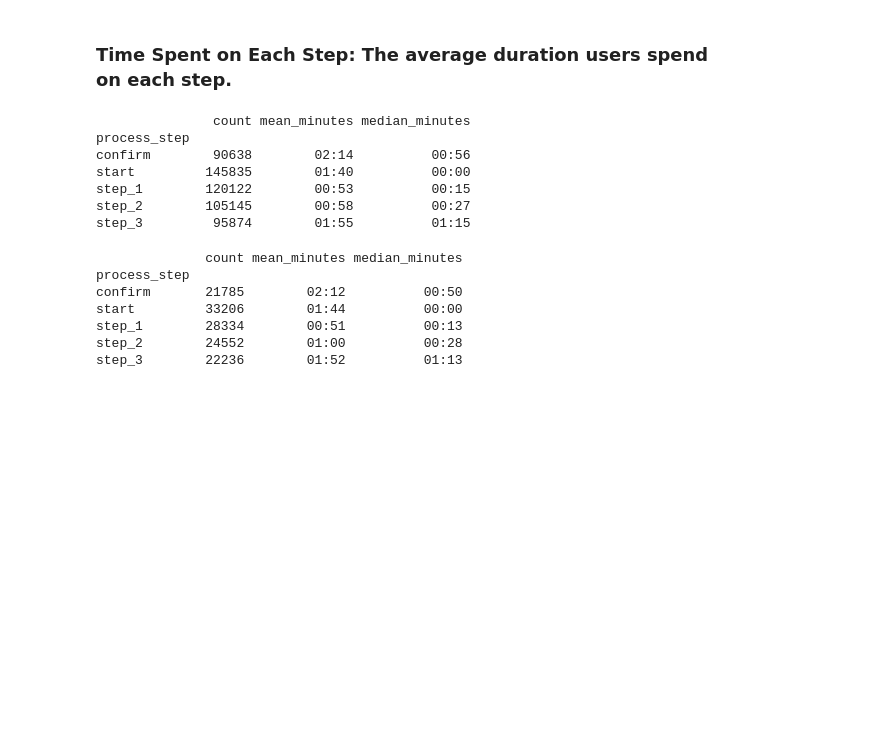
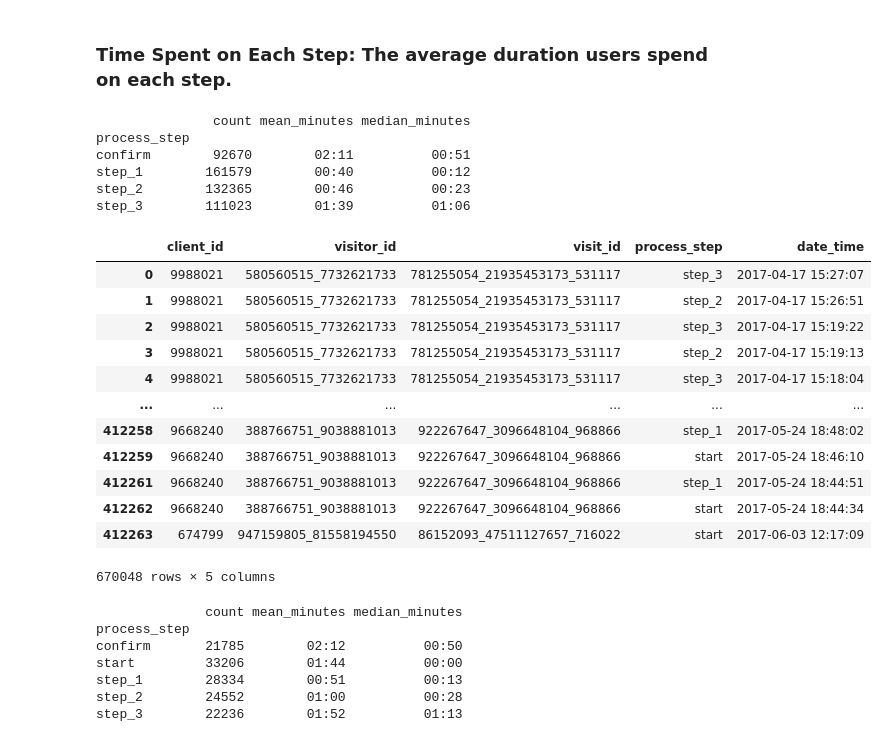
Before and after one commit to Marc-Bouche/vanguard-cx-team, a Jupyter notebook: Code_Marc.ipynb, the cells around one changed output. Saved outputs shown, nothing was run; the diff lists cells and outputs as text; code cells hidden in the pictures; blank space fills up the shorter version.

```diff
--- a/Code_Marc.ipynb
+++ b/Code_Marc.ipynb
@@ -612,41 +618,64 @@ combined_df["confirmation_per_visit"].mean()
 # %%
 ## Testing completion time for whole group
 
 # 1. Convert date_time to datetime
 df_web_data_merged['date_time'] = pd.to_datetime(df_web_data_merged['date_time'])
 
 # 2. Sort the data by visit_id and date_time
 df_sorted = df_web_data_merged.sort_values(['visit_id', 'date_time'])
 
 # 3. Calculate time difference between steps for each visit
 df_sorted['duration'] = df_sorted.groupby('visit_id')['date_time'].diff()
-df_sorted = df_sorted.groupby(["client_id", "visitor_id", 'visit_id', "process_step"])["duration"].sum().reset_index()
+
+# Exclude the 'start' step before calculating average duration for each step
+df_filtered = df_sorted[df_sorted['process_step'] != 'start']
 
 # 4. Calculate average duration for each step
-step_durations = df_sorted.groupby('process_step')['duration'].agg([
-    'count',
-    'mean',
-    'median',
-    'std'
+step_durations = df_filtered.groupby('process_step')['duration'].agg([
+    'count', 'mean', 'median', 'std'
 ]).fillna(pd.Timedelta(0))
+
 
 # 5. Convert timedelta to minutes for better readability
 step_durations['mean_minutes'] = step_durations['mean'].dt.total_seconds() / 60
 step_durations['mean_minutes'] = step_durations['mean_minutes'].apply(lambda x:'{0:02.0f}:{1:02.0f}'.format(*divmod(x * 60, 60)))
 
 step_durations['median_minutes'] = step_durations['median'].dt.total_seconds() / 60
 step_durations['median_minutes'] = step_durations['median_minutes'].apply(lambda x:'{0:02.0f}:{1:02.0f}'.format(*divmod(x * 60, 60)))
 
 # Display results
 print(step_durations[['count', 'mean_minutes', 'median_minutes']])
+
+df_web_data_merged
+
+# Remove consecutive duplicate 'process_step' entries where both 'process_step' and 'visit_id' are the same
+df_web_data_cleaned = df_web_data_merged[
+    (df_web_data_merged['process_step'].shift() != df_web_data_merged['process_step']) |
+    (df_web_data_merged['visit_id'].shift() != df_web_data_merged['visit_id'])
+]
+
+# Display the cleaned dataframe
+df_web_data_cleaned
 # %% [output]
                count mean_minutes median_minutes
 process_step
-confirm        90638        02:14          00:56
-start         145835        01:40          00:00
-step_1        120122        00:53          00:15
-step_2        105145        00:58          00:27
-step_3         95874        01:55          01:15
+confirm        92670        02:11          00:51
+step_1        161579        00:40          00:12
+step_2        132365        00:46          00:23
+step_3        111023        01:39          01:06
+|  | client_id | visitor_id | visit_id | process_step | date_time |
+| 0 | 9988021 | 580560515_7732621733 | 781255054_21935453173_531117 | step_3 | 2017-04-17 15:27:07 |
+| 1 | 9988021 | 580560515_7732621733 | 781255054_21935453173_531117 | step_2 | 2017-04-17 15:26:51 |
+| 2 | 9988021 | 580560515_7732621733 | 781255054_21935453173_531117 | step_3 | 2017-04-17 15:19:22 |
+| 3 | 9988021 | 580560515_7732621733 | 781255054_21935453173_531117 | step_2 | 2017-04-17 15:19:13 |
+| 4 | 9988021 | 580560515_7732621733 | 781255054_21935453173_531117 | step_3 | 2017-04-17 15:18:04 |
+| ... | ... | ... | ... | ... | ... |
+| 412258 | 9668240 | 388766751_9038881013 | 922267647_3096648104_968866 | step_1 | 2017-05-24 18:48:02 |
+| 412259 | 9668240 | 388766751_9038881013 | 922267647_3096648104_968866 | start | 2017-05-24 18:46:10 |
+| 412261 | 9668240 | 388766751_9038881013 | 922267647_3096648104_968866 | step_1 | 2017-05-24 18:44:51 |
+| 412262 | 9668240 | 388766751_9038881013 | 922267647_3096648104_968866 | start | 2017-05-24 18:44:34 |
+| 412263 | 674799 | 947159805_81558194550 | 86152093_47511127657_716022 | start | 2017-06-03 12:17:09 |
+670048 rows × 5 columns
 # %%
 ## Testing completion time for test group
 
```
Also changed, not shown: parts of 4 cells of this notebook, 1 other file.
